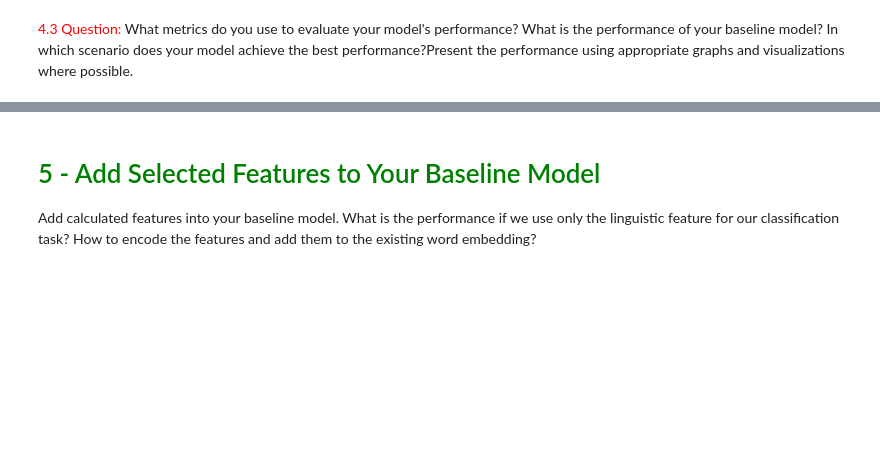
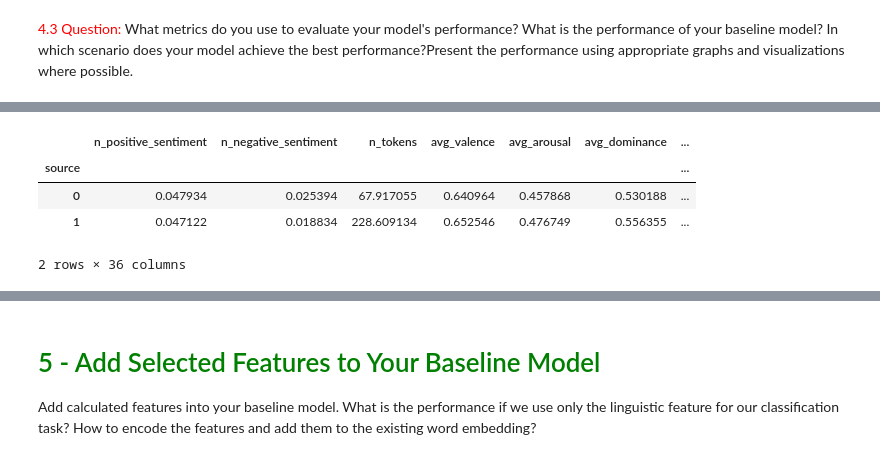
Before and after one commit to telecom-projet-nlp/human-gpt-linguistic-differences, a Jupyter notebook: notebook/Answers.ipynb, the cells around one changed output, grey strips where cells are left out. Drawn from its saved outputs; the diff is of its cells as text; code cells hidden in the pictures; blank space fills up the shorter version.

```diff
--- a/notebook/Answers.ipynb
+++ b/notebook/Answers.ipynb
@@ -326,7 +292,10 @@ nltk_tag_to_lsm_category = {
 # %%
 from collections import Counter
 
+# POS tagging
+
 def lsm_categorize(word, tag, category_dict):
+    """Returns the proper tag for a given word"""
     if word in NEGATIONS:
         return "negate"
     elif word in PERSONAL_PRONOUNS:
@@ -343,6 +312,7 @@ def lsm_categorize(word, tag, category_dict):
         return None
 
 def spacy_count_lsm_tags(tagged_utterance):
+       """Returns a dictionnay associating each category with its frequency in a text tagged with spaCy"""
        alpha_tokens = [token for token in tagged_utterance if token.is_alpha]
        total_tokens = len(alpha_tokens)
        tag_counter = Counter(
@@ -356,6 +326,7 @@ def spacy_count_lsm_tags(tagged_utterance):
        }
 
 def nltk_count_lsm_tags(tagged_utterance):
+       """Returns a dictionnay associating each category with its frequency in an text tagged with NLTK"""
        total_tokens = len(tagged_utterance)
        tag_counter = Counter(
            category
@@ -367,3 +338,11 @@ def nltk_count_lsm_tags(tagged_utterance):
            category: tag_counter.get(category, 0) / (total_tokens + 0.0001)
            for category in CATEGORIES
        }
+
+# Calculation of categorie frequencies for each speaker*conversation with spaCy
+human_byspeaker['spacy_tag_counts'] = human_byspeaker['spacy_tags'].apply(spacy_count_lsm_tags)
+gpt_byspeaker['spacy_tag_counts'] = gpt_byspeaker['spacy_tags'].apply(spacy_count_lsm_tags)
+
+# Calculation of categorie frequencies for each utterance with NLTK
+human_byspeaker['nltk_tag_counts'] = human_byspeaker['nltk_tags'].apply(nltk_count_lsm_tags)
+gpt_byspeaker['nltk_tag_counts'] = gpt_byspeaker['nltk_tags'].apply(nltk_count_lsm_tags)
@@ -386,25 +384 @@ def calculte_lsm(dists):
-# %%
-human_byconv['spacy_lsm_score'] = (
-    human_byspeaker
-    .groupby('conv_id')['spacy_tag_counts']
-    .apply(calculte_lsm)
-)
-
-gpt_byconv['spacy_lsm_score'] = (
-    gpt_byspeaker
-    .groupby('conv_id')['spacy_tag_counts']
-    .apply(calculte_lsm)
-)
-
-human_byconv['nltk_lsm_score'] = (
-    human_byspeaker
-    .groupby('conv_id')['nltk_tag_counts']
-    .apply(calculte_lsm)
-)
-
-gpt_byconv['nltk_lsm_score'] = (
-    gpt_byspeaker
-    .groupby('conv_id')['nltk_tag_counts']
-    .apply(calculte_lsm)
-)
 # %%
@@ -624,0 +664,9 @@ The baseline model reaches the accuracy and ROC-AUC displayed in `baseline_metri
+# %%
+columns = [col for col in extraction.columns if col.startswith('avg_') or col.startswith('n_')]
+extraction.groupby("source")[columns].mean().T
+# %% [output]
+|  | n_positive_sentiment | n_negative_sentiment | n_tokens | avg_valence | avg_arousal | avg_dominance | ... |
+| source |  |  |  |  |  |  | ... |
+| 0 | 0.047934 | 0.025394 | 67.917055 | 0.640964 | 0.457868 | 0.530188 | ... |
+| 1 | 0.047122 | 0.018834 | 228.609134 | 0.652546 | 0.476749 | 0.556355 | ... |
+2 rows × 36 columns
```
Also changed, not shown: parts of 48 cells of this notebook.
